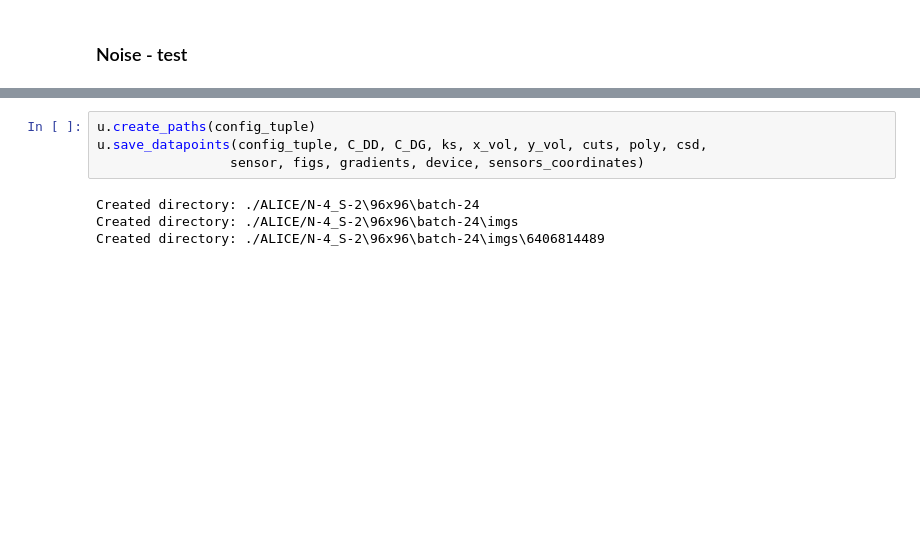
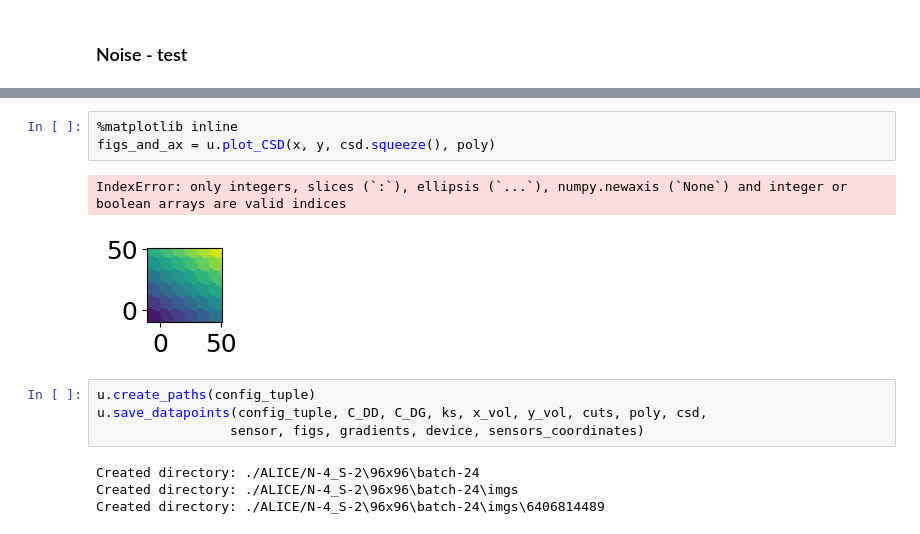
Before and after one commit to KREFT-QS-13/learning-QDs-parameters, a Jupyter notebook: example.ipynb, the cells around one changed output, grey strips where cells are left out. Drawn from its saved outputs; the diff is of its cells as text; blank space fills up the shorter version.

```diff
--- a/example.ipynb
+++ b/example.ipynb
@@ -595,3 +620,9 @@ figs_and_ax = u.plot_CSD(x, y, sensor, poly)
+# %%
+%matplotlib inline
+figs_and_ax = u.plot_CSD(x, y, csd.squeeze(), poly)
+# %% [output]
+IndexError: only integers, slices (`:`), ellipsis (`...`), numpy.newaxis (`None`) and integer or boolean arrays are valid indices
+[figure, added]
 # %%
 u.create_paths(config_tuple)
 u.save_datapoints(config_tuple, C_DD, C_DG, ks, x_vol, y_vol, cuts, poly, csd,
```
Also changed, not shown: parts of 17 cells of this notebook, 5 other files.
